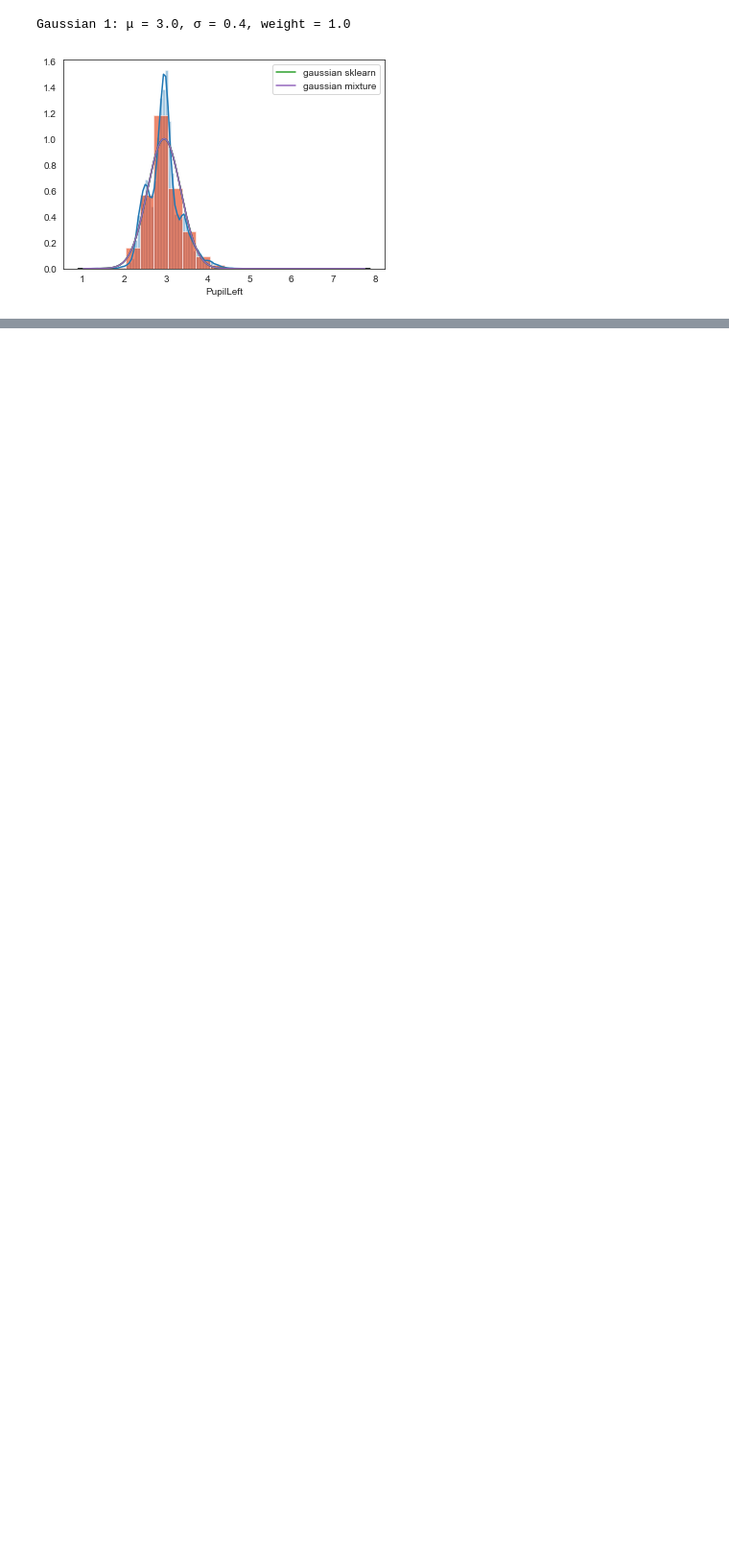
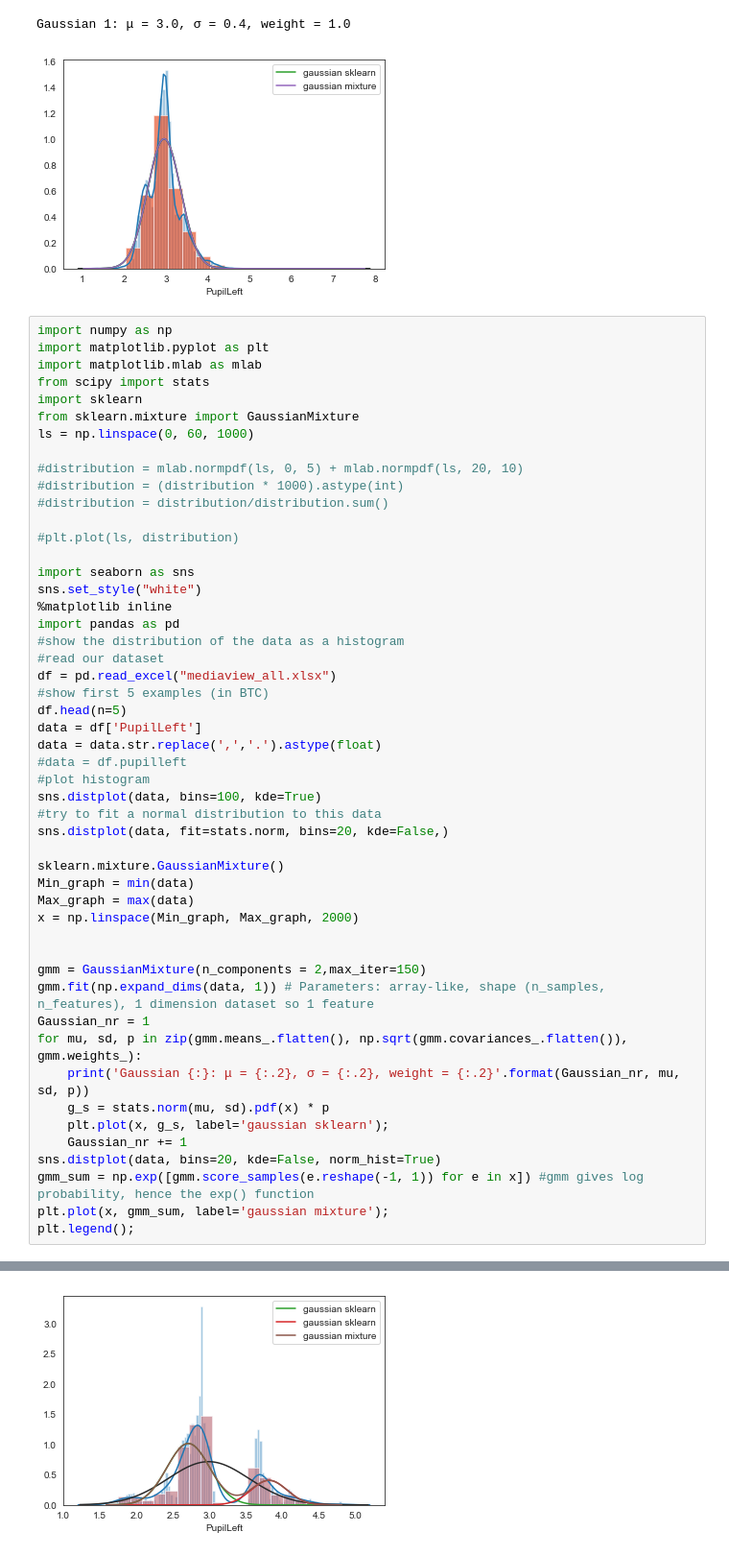
Before and after one commit to GazeProject05/PythonCode, a Jupyter notebook: Code/GMM_Sklearn.ipynb, the cells around one changed output, grey strips where cells are left out. Shown at 96% size. Cells and saved outputs as stored; diff of their text form; blank space fills up the shorter version.

Commit message:
Parameters for mediaview and right pupil size

```diff
--- a/Code/GMM_Sklearn.ipynb
+++ b/Code/GMM_Sklearn.ipynb
@@ -212,3 +212,54 @@ plt.legend();
 # %% [output]
 Gaussian 1: μ = 3.0, σ = 0.4, weight = 1.0
 [figure]
+# %%
+import numpy as np
+import matplotlib.pyplot as plt
+import matplotlib.mlab as mlab
+from scipy import stats
+import sklearn
+from sklearn.mixture import GaussianMixture
+ls = np.linspace(0, 60, 1000)
+
+#distribution = mlab.normpdf(ls, 0, 5) + mlab.normpdf(ls, 20, 10)
+#distribution = (distribution * 1000).astype(int)
+#distribution = distribution/distribution.sum()
+
+#plt.plot(ls, distribution)
+
+import seaborn as sns
+sns.set_style("white")
+%matplotlib inline
+import pandas as pd
+#show the distribution of the data as a histogram
+#read our dataset
+df = pd.read_excel("mediaview_all.xlsx")
+#show first 5 examples (in BTC)
+df.head(n=5)
+data = df['PupilLeft']
+data = data.str.replace(',','.').astype(float)
+#data = df.pupilleft
+#plot histogram
+sns.distplot(data, bins=100, kde=True)
+#try to fit a normal distribution to this data
+sns.distplot(data, fit=stats.norm, bins=20, kde=False,)
+
+sklearn.mixture.GaussianMixture()
+Min_graph = min(data)
+Max_graph = max(data)
+x = np.linspace(Min_graph, Max_graph, 2000)
+
+
+gmm = GaussianMixture(n_components = 2,max_iter=150)
+gmm.fit(np.expand_dims(data, 1)) # Parameters: array-like, shape (n_samples, n_features), 1 dimension dataset so 1 feature
+Gaussian_nr = 1
+for mu, sd, p in zip(gmm.means_.flatten(), np.sqrt(gmm.covariances_.flatten()), gmm.weights_):
+    print('Gaussian {:}: μ = {:.2}, σ = {:.2}, weight = {:.2}'.format(Gaussian_nr, mu, sd, p))
+    g_s = stats.norm(mu, sd).pdf(x) * p
+    plt.plot(x, g_s, label='gaussian sklearn');
+    Gaussian_nr += 1
+sns.distplot(data, bins=20, kde=False, norm_hist=True)
+gmm_sum = np.exp([gmm.score_samples(e.reshape(-1, 1)) for e in x]) #gmm gives log probability, hence the exp() function
+plt.plot(x, gmm_sum, label='gaussian mixture');
+plt.legend();
+# %% [output]
@@ -214,0 +268 @@ Gaussian 1: μ = 3.0, σ = 0.4, weight = 1.0
+[figure, added]
```
Also changed, not shown: parts of 6 cells of this notebook.
